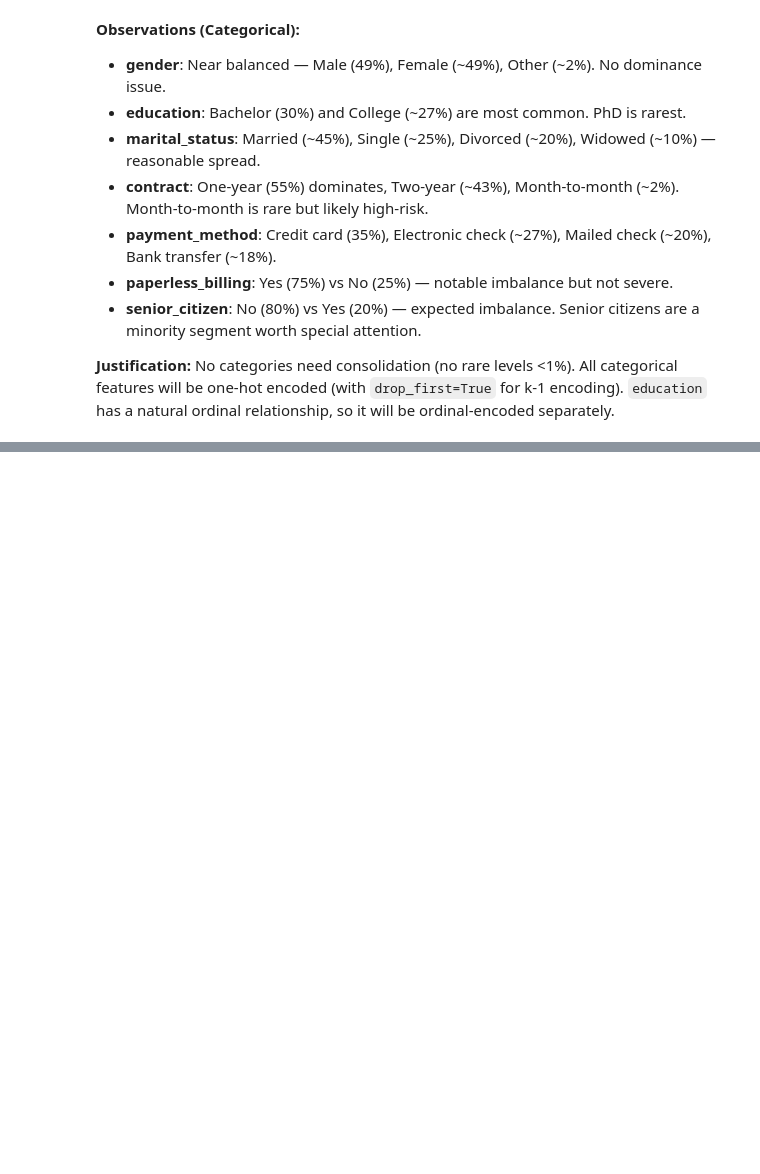
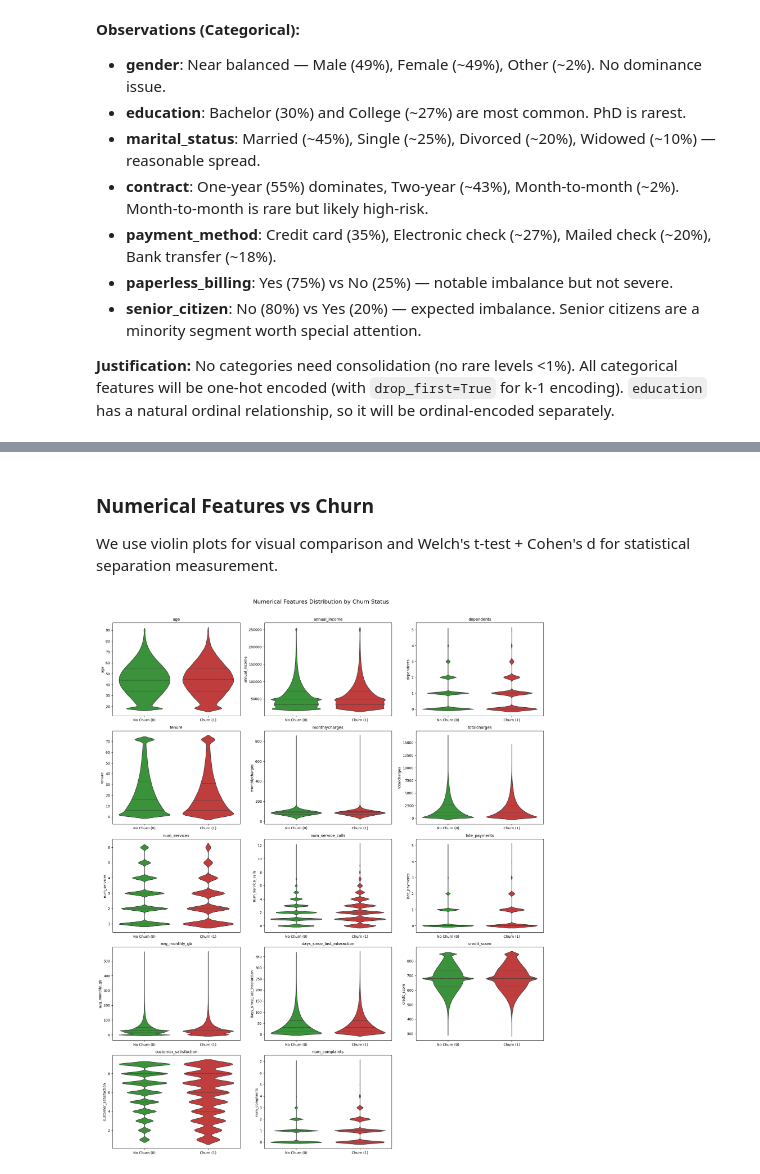
Before and after one commit to JamieTse-intern/Telecom-Customer-Churn-Analysis, a Jupyter notebook: customer_churn_prediction_1.ipynb, the cells around one changed output, grey strips where cells are left out. Drawn from its saved outputs; the diff is of its cells as text; code cells hidden in the pictures; blank space fills up the shorter version.

```diff
--- a/customer_churn_prediction_1.ipynb
+++ b/customer_churn_prediction_1.ipynb
@@ -571,0 +577,21 @@ plt.show()
+# %% [markdown]
+### Numerical Features vs Churn
+
+We use violin plots for visual comparison and Welch's t-test + Cohen's d for statistical separation measurement.
+# %%
+# Violin plots showing distribution of each numerical feature split by churn status
+fig, axes = plt.subplots(5, 3, figsize=(18, 22))
+axes = axes.flatten()
+for i, col in enumerate(num_features):
+    sns.violinplot(data=df1, x='churn', y=col, palette={'0': '#2ca02c', '1': '#d62728'}, ax=axes[i], inner='quartile')
+    axes[i].set_title(col, fontsize=11)
+    axes[i].set_xticklabels(['No Churn (0)', 'Churn (1)'])
+    axes[i].set_xlabel('')
+# Hide unused subplots
+for j in range(i + 1, len(axes)):
+    fig.delaxes(axes[j])
+plt.suptitle('Numerical Features Distribution by Churn Status', fontsize=16, y=1.01)
+plt.tight_layout()
+plt.show()
+# %% [output]
+[figure, added]
```
Also changed, not shown: parts of 9 cells of this notebook.
